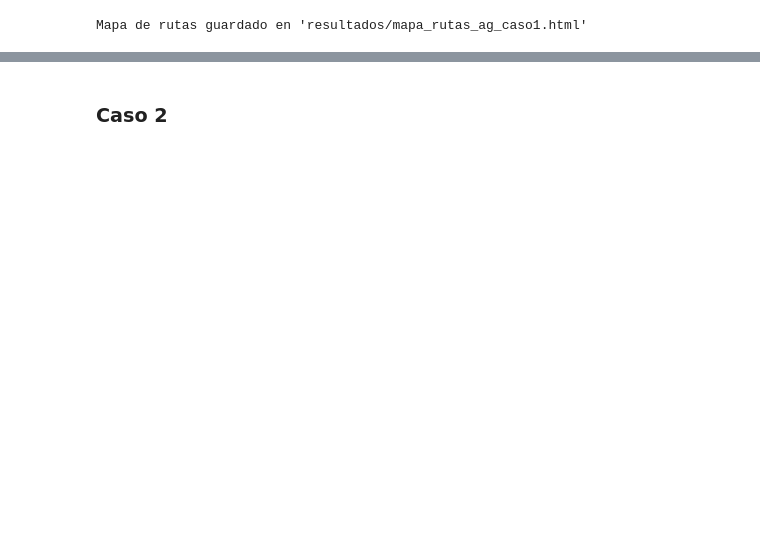
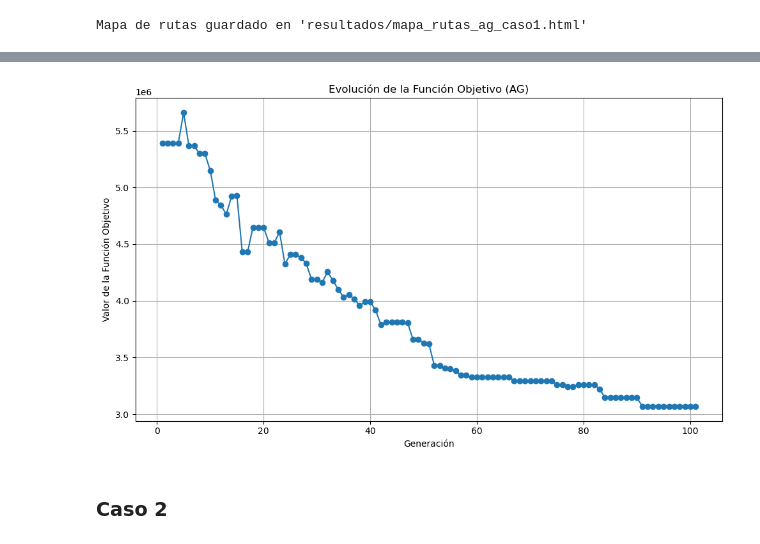
Before and after one commit to SamuelHernandez5/MOS-Actividades, a Jupyter notebook: proyecto_3/Proyecto-3.ipynb, the cells around one changed output, grey strips where cells are left out. Cells and saved outputs as stored; diff of their text form; code cells hidden in the pictures; blank space fills up the shorter version.

```diff
--- a/proyecto_3/Proyecto-3.ipynb
+++ b/proyecto_3/Proyecto-3.ipynb
@@ -199,3 +232,17 @@ def visualizar_rutas_folium_ag(rutas, centros, clientes, geometries, distancias,
+# %%
+def graficar_evolucion_ag(modelo_ag, nombre_figura="./resultados/evolucion_ag.png"):
+    generaciones = list(range(1, len(modelo_ag.fitness_por_generacion) + 1))
+    costos = modelo_ag.fitness_por_generacion
+
+    plt.figure(figsize=(10, 6))
+    plt.plot(generaciones, costos, marker='o', linestyle='-')
+    plt.title("Evolución de la Función Objetivo (AG)")
+    plt.xlabel("Generación")
+    plt.ylabel("Valor de la Función Objetivo")
+    plt.grid(True)
+    plt.tight_layout()
+    plt.savefig(nombre_figura)
+    plt.show()
 # %% [markdown]
 ## Carga de datos
 # %% [markdown]
@@ -776,3 +849,7 @@ graficar_carga_por_vehiculo_ag(modelo_ag, nombre_figura="resultados/carga_por_ve
+# %%
+graficar_evolucion_ag(modelo_ag, nombre_figura="resultados/evolucion_ag_caso1.png")
+# %% [output]
+[figure, added]
 # %% [markdown]
 ### Caso 2
 # %%
```
Also changed, not shown: parts of 21 cells of this notebook, 15 other files.
